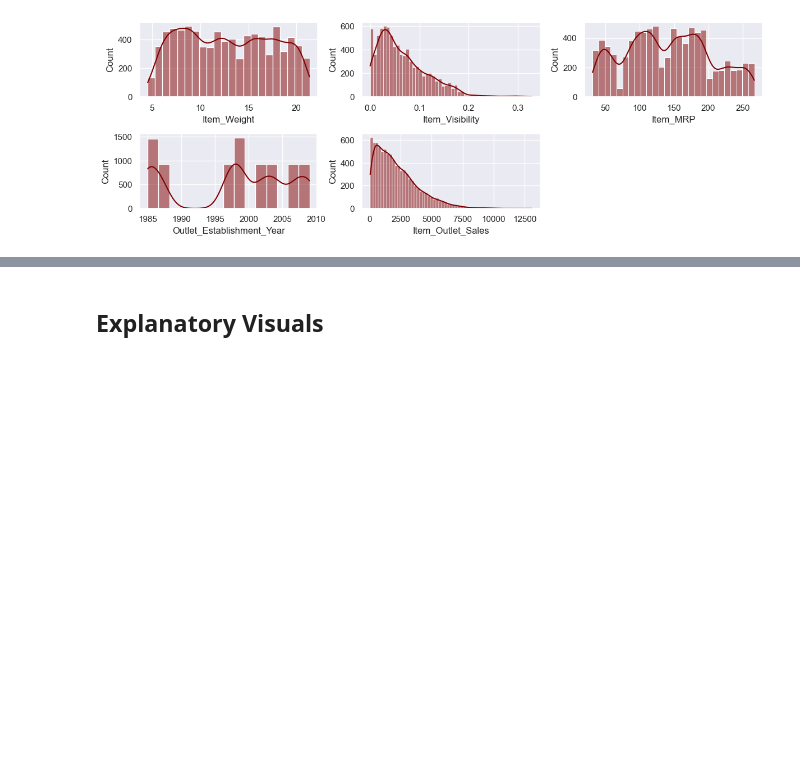
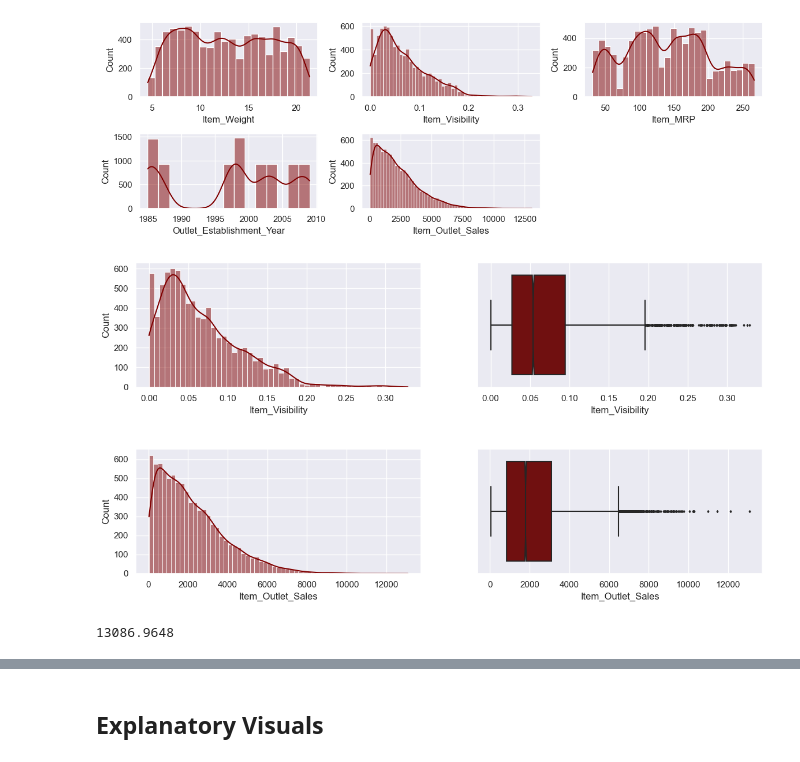
Before and after one commit to john-a-dixon/forecasting-food-sales, a Jupyter notebook: forecasting-food-sales.ipynb, the cells around one changed output, grey strips where cells are left out. Drawn from its saved outputs; the diff is of its cells as text; code cells hidden in the pictures; blank space fills up the shorter version.

Commit message:
Added all the necessary visualizations before explaining them.

```diff
--- a/forecasting-food-sales.ipynb
+++ b/forecasting-food-sales.ipynb
@@ -509,3 +509,22 @@ sns.histplot(data=food_sales_df, x='Outlet_Establishment_Year', ax=axes[1, 0], k
 sns.histplot(data=food_sales_df, x='Item_Outlet_Sales', ax=axes[1, 1], kde=True, color='Maroon');
 # %% [output]
 [figure]
+# %%
+# Using Matplotlib, define plotting regions (1 row, 2 columns)
+fig, axes = plt.subplots(nrows=2, ncols=2, figsize=(14, 7))
+
+# Further adjust the padding between subplots. I used the following for help:
+plt.subplots_adjust(hspace=0.5)
+
+# Create the plots
+sns.histplot(data=food_sales_df, x='Item_Visibility', ax=axes[0, 0], kde=True, color='Maroon')
+sns.boxplot(data=food_sales_df, x='Item_Visibility', ax=axes[0, 1], notch=True, color='Maroon', fliersize=2)
+sns.histplot(data=food_sales_df, x='Item_Outlet_Sales', ax=axes[1, 0], kde=True, color='Maroon')
+sns.boxplot(data=food_sales_df, x='Item_Outlet_Sales', ax=axes[1, 1], notch=True, color='Maroon', fliersize=2);
+# %% [output]
+[figure, added]
+# %%
+food_sales_df[['Item_Visibility', 'Item_Outlet_Sales']].describe().round(3)
+food_sales_df['Item_Outlet_Sales']
+# %% [output]
+13086.9648
```
Also changed, not shown: parts of 7 cells of this notebook.
